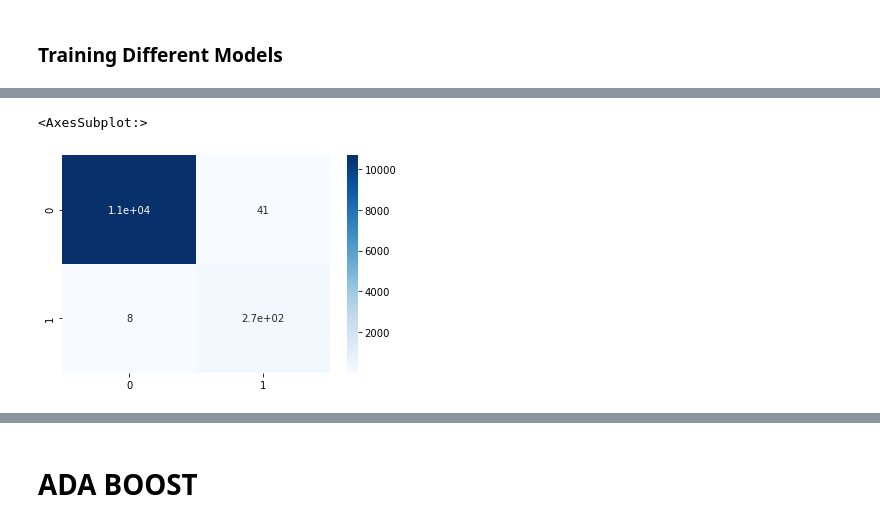
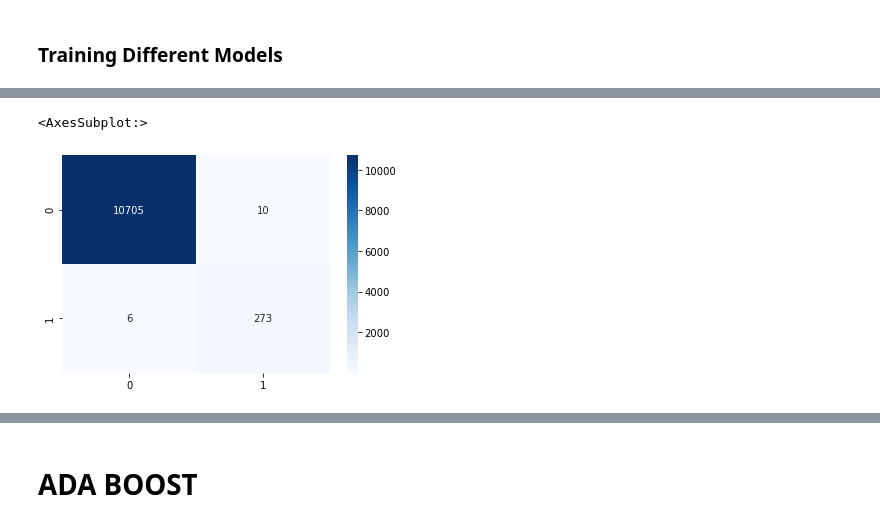
Before and after one commit to NielParekh/Detection-of-DDoS-attacks-on-Android-devices, a Jupyter notebook: custom_dataset_models.ipynb, the cells around one changed output, grey strips where cells are left out. Saved outputs shown, nothing was run; the diff lists cells and outputs as text; code cells hidden in the pictures.

```diff
--- a/custom_dataset_models.ipynb
+++ b/custom_dataset_models.ipynb
@@ -77,5 +83,5 @@ data = [df["ack_flag_cnt"], df["init_fwd_win_byts"],df["fwd_seg_size_min"], df["
 # %%
-headers = ["ack", "init","seg","iat","flow","label"]
+headers = ["ack", "init","seg","iat","flow","idle","label"]
 # %%
 df1 = pd.concat(data, axis=1, keys=headers)
 # %%
@@ -97,7 +103,5 @@ df1
 # %% [markdown]
 ## Model Creation
-# %%
-df1=pd.read_csv('labeled_data_attributes.csv')
 # %%
 from pycaret.classification import *
 from sklearn.preprocessing import LabelEncoder
@@ -123,5 +119,3 @@ Index(['Unnamed: 0', 'ack', 'init', 'seg', 'iat', 'flow', 'label'], dtype='objec
-# %%
-df1.drop('Unnamed: 0',inplace=True,axis=1)
 # %%
 df1
 # %% [output]
@@ -455,3 +457,15 @@ predictions_xgb = xgb_clf.predict(x_test)
+# %%
+xgb = XGBClassifier(base_score=0.5, booster='gbtree', colsample_bylevel=1,
+              colsample_bynode=1, colsample_bytree=1, gamma=0.8, gpu_id=-1,
+              importance_type='gain', interaction_constraints='',
+              learning_rate=0.4, max_delta_step=0, max_depth=12,
+              min_child_weight=1, monotone_constraints='()',
+              n_estimators=80, n_jobs=4, num_parallel_tree=1, random_state=0,
+              reg_alpha=0.8, reg_lambda=0.8, scale_pos_weight=1, subsample=1,
+              tree_method='exact', validate_parameters=1, verbosity=None
+                       )
+xgb_clf = xgb.fit(x_train,y_train)
+predictions_xgb = xgb_clf.predict(x_test)
 # %%
 cf_matrix_xgb = confusion_matrix(y_test, predictions_xgb)
 print(cf_matrix_xgb)
@@ -461,8 +475,8 @@ print(cf_matrix_xgb)
 # %%
-sns.heatmap(cf_matrix_xgb, annot=True,cmap='Blues')
+sns.heatmap(cf_matrix_xgb, annot=True,cmap='Blues',fmt='g')
 # %% [output]
 <AxesSubplot:>
-[figure, old version]
+[figure, new version]
 # %%
 from sklearn.metrics import classification_report
 print(classification_report(y_test,predictions_xgb))
```
Also changed, not shown: parts of 59 cells of this notebook.
